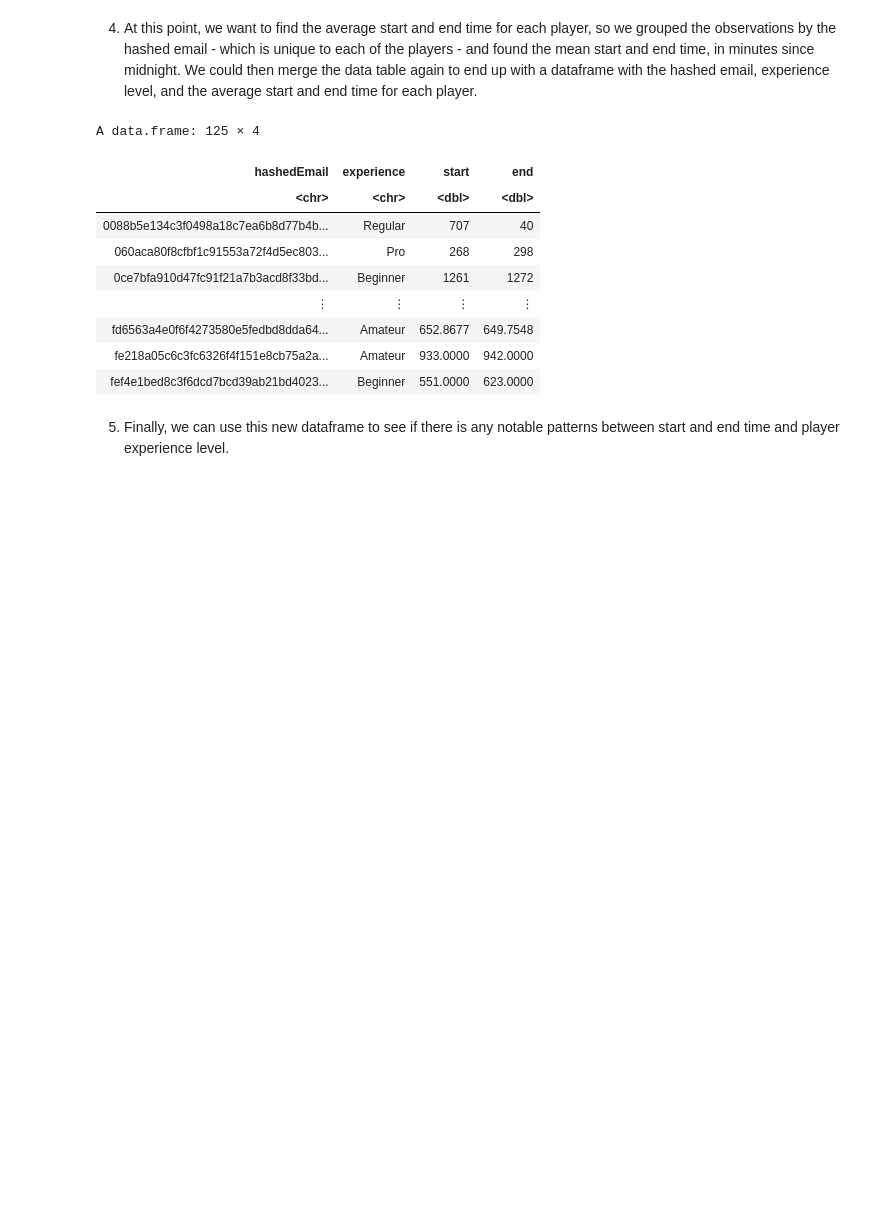
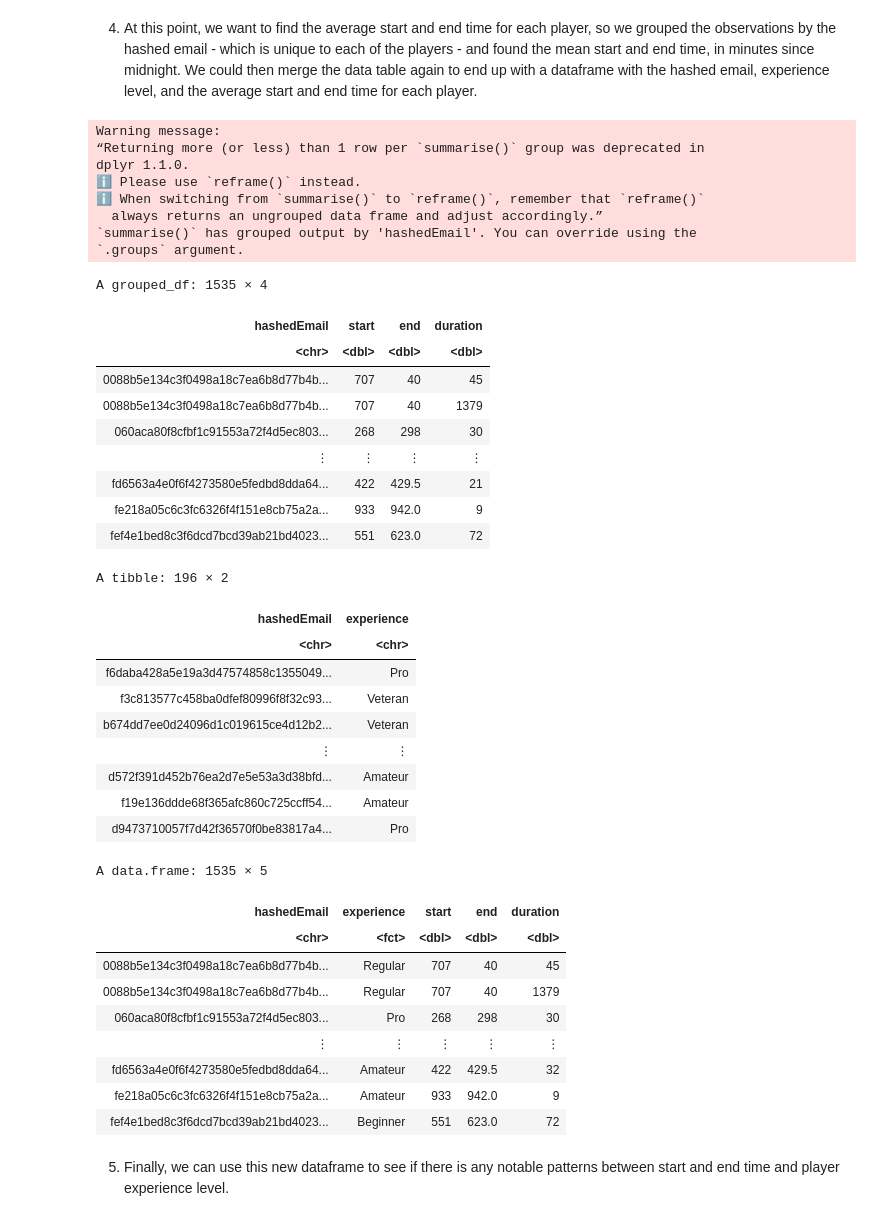
Before and after one commit to mulch-eater-prime/DSCI-Group-17-Project, a Jupyter notebook: Work.ipynb, the cells around one changed output. Drawn from its saved outputs; the diff is of its cells as text; code cells hidden in the pictures; blank space fills up the shorter version.

```diff
--- a/Work.ipynb
+++ b/Work.ipynb
@@ -120,21 +102,57 @@ A data.frame: 1535 × 4
 4) At this point, we want to find the average start and end time for each player, so we grouped the observations by the hashed email - which is unique to each of the players - and found the mean start and end time, in minutes since midnight. We could then merge the data table again to end up with a dataframe with the hashed email, experience level, and the average start and end time for each player.
 # %%
 player_new <- player |> select(hashedEmail, experience)
+
 msm_new_1 <- mashup_2 |> group_by(hashedEmail) |>
-    summarize(start = mean(start_msm), end = mean(end_msm))
-msm_new <- player_new |> merge(msm_new_1, by = "hashedEmail")
+    summarize(start = median(start_msm), end = median(end_msm), duration = abs(end_msm - start_msm) %% 1440)
+
+msm_new_1
+player_new
+
+msm_new <- player_new |>
+            merge(msm_new_1, by = "hashedEmail") |>
+            mutate(experience = as.factor(experience))
+
 msm_new
 # %% [output]
-A data.frame: 125 × 4
+Warning message:
+“Returning more (or less) than 1 row per `summarise()` group was deprecated in
+dplyr 1.1.0.
+ℹ Please use `reframe()` instead.
+ℹ When switching from `summarise()` to `reframe()`, remember that `reframe()`
+  always returns an ungrouped data frame and adjust accordingly.”
+`summarise()` has grouped output by 'hashedEmail'. You can override using the
+`.groups` argument.
+A grouped_df: 1535 × 4
-| hashedEmail | experience | start | end |
-| <chr> | <chr> | <dbl> | <dbl> |
-| 0088b5e134c3f0498a18c7ea6b8d77b4b... | Regular | 707 | 40 |
-| 060aca80f8cfbf1c91553a72f4d5ec803... | Pro | 268 | 298 |
-| 0ce7bfa910d47fc91f21a7b3acd8f33bd... | Beginner | 1261 | 1272 |
+| hashedEmail | start | end | duration |
+| <chr> | <dbl> | <dbl> | <dbl> |
+| 0088b5e134c3f0498a18c7ea6b8d77b4b... | 707 | 40 | 45 |
+| 0088b5e134c3f0498a18c7ea6b8d77b4b... | 707 | 40 | 1379 |
+| 060aca80f8cfbf1c91553a72f4d5ec803... | 268 | 298 | 30 |
 | ⋮ | ⋮ | ⋮ | ⋮ |
-| fd6563a4e0f6f4273580e5fedbd8dda64... | Amateur | 652.8677 | 649.7548 |
-| fe218a05c6c3fc6326f4f151e8cb75a2a... | Amateur | 933.0000 | 942.0000 |
-| fef4e1bed8c3f6dcd7bcd39ab21bd4023... | Beginner | 551.0000 | 623.0000 |
+| fd6563a4e0f6f4273580e5fedbd8dda64... | 422 | 429.5 | 21 |
+| fe218a05c6c3fc6326f4f151e8cb75a2a... | 933 | 942.0 | 9 |
+| fef4e1bed8c3f6dcd7bcd39ab21bd4023... | 551 | 623.0 | 72 |
+A tibble: 196 × 2
+| hashedEmail | experience |
+| <chr> | <chr> |
+| f6daba428a5e19a3d47574858c1355049... | Pro |
+| f3c813577c458ba0dfef80996f8f32c93... | Veteran |
+| b674dd7ee0d24096d1c019615ce4d12b2... | Veteran |
+| ⋮ | ⋮ |
+| d572f391d452b76ea2d7e5e53a3d38bfd... | Amateur |
+| f19e136ddde68f365afc860c725ccff54... | Amateur |
+| d9473710057f7d42f36570f0be83817a4... | Pro |
+A data.frame: 1535 × 5
+| hashedEmail | experience | start | end | duration |
+| <chr> | <fct> | <dbl> | <dbl> | <dbl> |
+| 0088b5e134c3f0498a18c7ea6b8d77b4b... | Regular | 707 | 40 | 45 |
+| 0088b5e134c3f0498a18c7ea6b8d77b4b... | Regular | 707 | 40 | 1379 |
+| 060aca80f8cfbf1c91553a72f4d5ec803... | Pro | 268 | 298 | 30 |
+| ⋮ | ⋮ | ⋮ | ⋮ | ⋮ |
+| fd6563a4e0f6f4273580e5fedbd8dda64... | Amateur | 422 | 429.5 | 32 |
+| fe218a05c6c3fc6326f4f151e8cb75a2a... | Amateur | 933 | 942.0 | 9 |
+| fef4e1bed8c3f6dcd7bcd39ab21bd4023... | Beginner | 551 | 623.0 | 72 |
 # %% [markdown]
 5) Finally, we can use this new dataframe to see if there is any notable patterns between start and end time and player experience level.
 # %%
```
Also changed, not shown: parts of 7 cells of this notebook.
